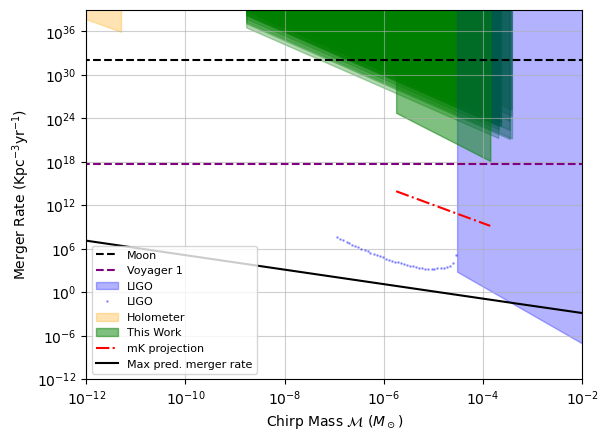
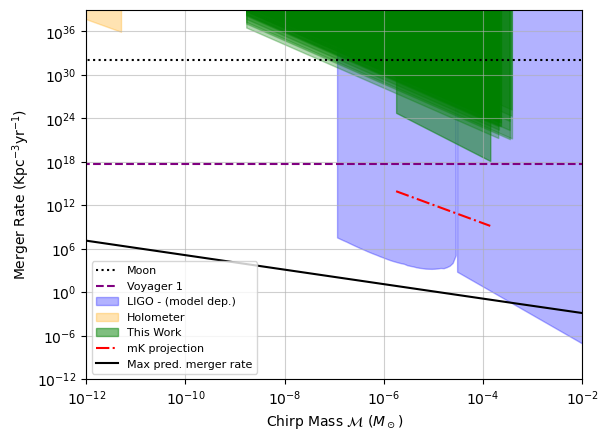
Code edit (unified diff) that turned the first committed figure into the second:
--- before
+++ after
@@ -1,15 +1,15 @@
-years = total_time/60/60/24/365
+years = 62/365
 plt.grid(which='both', alpha=0.6)
 #plt.plot(Mvec/Msolar, d_to_density(Dexcl/3.0857E+19,years), linestyle = ' ', marker='^', color = 'black', label = 'This work')
-for i in range(Nchannels):
-    plt.fill_between(Mvec_outside[i,:]/Msolar, d_to_density(Dexcl_outside[i,:]/3.0857E+19,years), y2=1e44, color = 'green', alpha = 0.3)
-plt.plot([1e18/Msolar, 1e-2], d_to_density(np.array([0.00257,0.00257])*4.848e-9,1), '--', color='black', label = 'Moon')
+plt.plot([1e18/Msolar, 1e-2], d_to_density(np.array([0.00257,0.00257])*4.848e-9,1), ':', color='black', label = 'Moon')
 plt.plot([1e18/Msolar, 1e-2], d_to_density(np.array([167.34,167.34])*4.84e-9,1), '--', color='purple', label = 'Voyager 1')
 
-plt.fill_between(np.array([3e-5, 1e-2]), d_to_density(np.array([1e-1, 200]), 127/365), y2=1e44, color = 'blue', alpha = 0.3, label = 'LIGO')
-plt.plot(Ligo_data[:,0], Ligo_data[:,1], marker = 'o', markersize = 1.0,  linestyle = '',color = 'blue', alpha = 0.3, label='LIGO')
+plt.fill_between(np.array([3e-5, 1e-2]), d_to_density(np.array([1e-1, 200]), 127/365), y2=1e44, color = 'blue', alpha = 0.3)
+plt.fill_between(Ligo_data[:,0], Ligo_data[:,1], y2=1e44, color = 'blue', alpha = 0.3, label='LIGO - (model dep.)')
 plt.fill_between(np.array([1e18/Msolar, 1e19/Msolar]), d_to_density(np.array([3e6, 2e7])/3.0857E+19,1), y2=1e44, color = 'orange', alpha = 0.3, label='Holometer')
 # plt.plot(np.array([6e21/Msolar, 6e22/Msolar]), np.array([1e11, 1e12])/3.0857E+19, color = 'green', label = 'Holometer - projected')
 #plt.plot(Mpbh/Msolar, d_to_density(Dexcl_total,60/365), marker= '^', color = 'red')
+for i in range(Nchannels):
+    plt.fill_between(Mvec_outside[i,:]/Msolar, d_to_density(Dexcl_outside[i,:]/3.0857E+19,years), y2=1e44, color = 'green', alpha = 0.3)
 plt.fill_between(np.array([Mpbh_vec2/Msolar,Mpbh/Msolar]), d_to_density(np.array([Dexcl_2, Dexcl_total]), 60/365), y2=1e44, color = 'green', alpha = 0.5, label='This Work')
 plt.plot(np.array([Mpbh_vec2/Msolar,Mpbh/Msolar]),d_to_density(np.array([1.4e-5,5.5e-4]),1), color = 'red', label='mK projection', linestyle='-.')

Commit: MAGE 4 publication spec